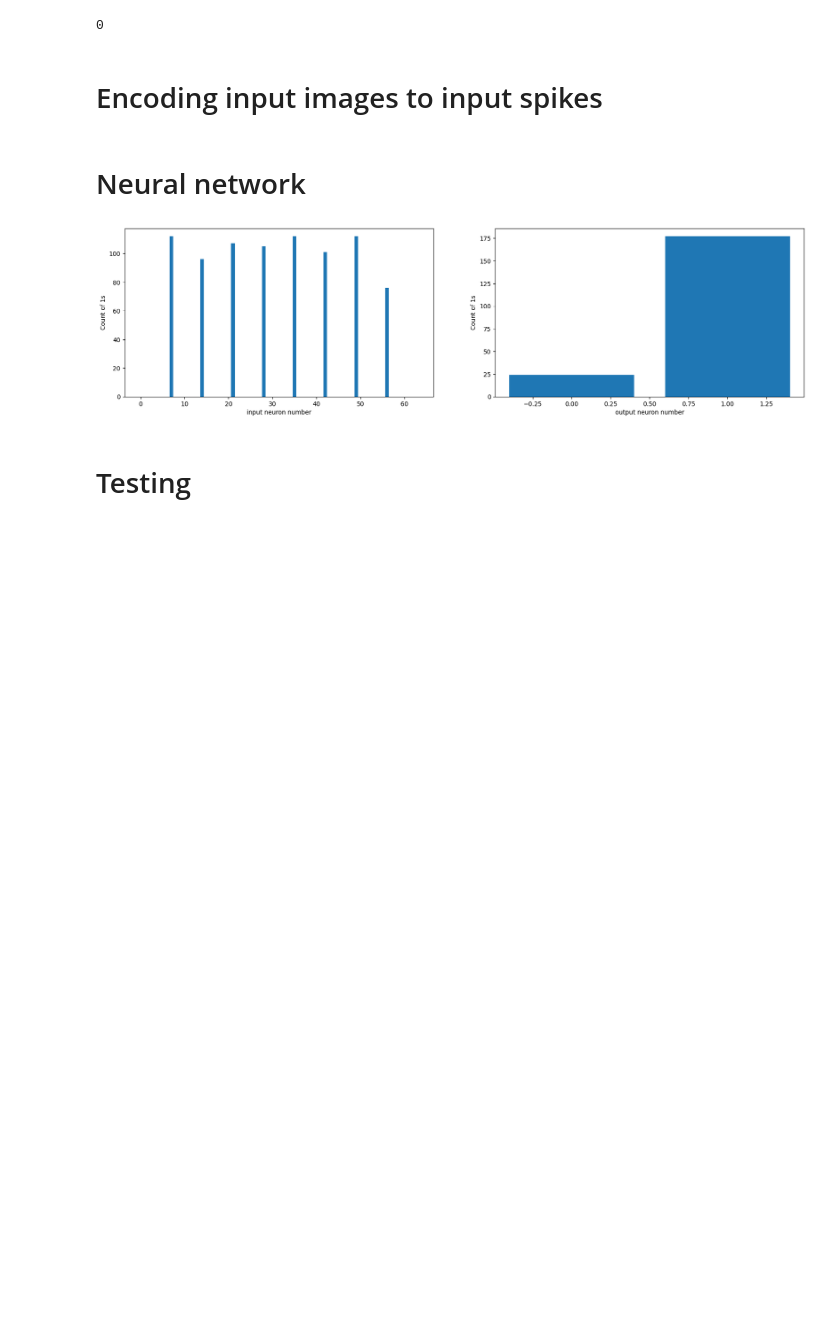
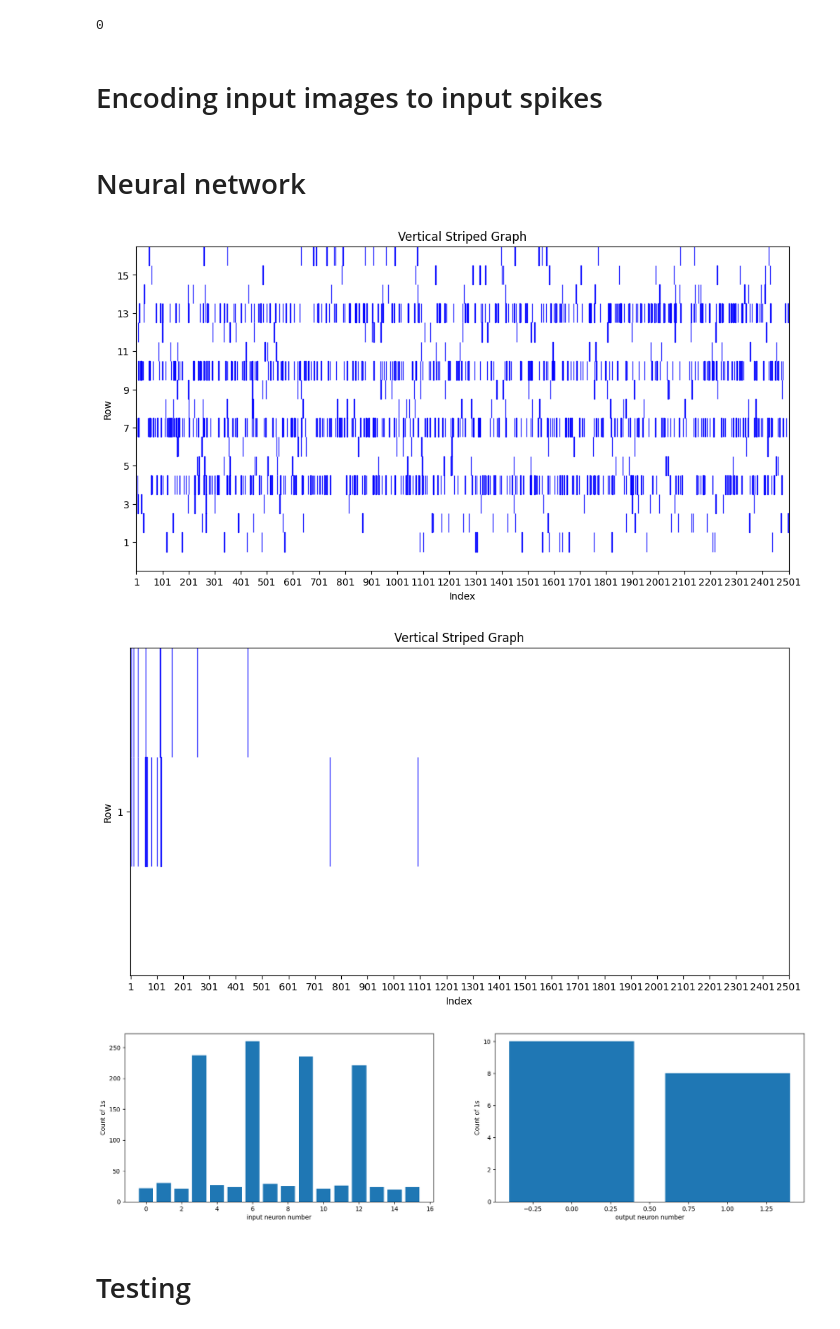
Before and after one commit to applevitya/lab, a Jupyter notebook: neuro_spike/simple_learning_model.ipynb, the cells around one changed output. Cells and saved outputs as stored; diff of their text form; code cells hidden in the pictures; blank space fills up the shorter version.

```diff
--- a/neuro_spike/simple_learning_model.ipynb
+++ b/neuro_spike/simple_learning_model.ipynb
@@ -150,7 +150,7 @@ def count_spikes(array):
 ### time range
 # %%
 #time series
-T = 100 #ms
+T = 500 #ms
 dt = 0.1
 time = np.arange(0,T+dt,dt)
 
@@ -199,7 +199,7 @@ def Poisson_generator(time,dt,rate, n, myseed=False):
   u_rand = np.random.rand(n, Lt)
 
   # generate Poisson train
-  poisson_train = 1. * (u_rand < rate * (dt /500))
+  poisson_train = 1. * (u_rand < rate * (dt /300))
 
   return poisson_train
 # %% [markdown]
@@ -211,7 +211,7 @@ def Poisson_generator(time,dt,rate, n, myseed=False):
 out_pixels = 2 # numbers of output neurons
 
 #time series
-T = 200 #ms
+T = 250 #ms
 dt = 0.1
 time = np.arange(0,T+dt,dt)
 
@@ -221,7 +221,7 @@ W = read_dataset()
 
 in_spikes = np.empty(shape=(x_pixel**2,len(time)))
 for i in range(x_pixel*x_pixel):
-  in_spikes[i]=Poisson_generator(T,dt,x[i],1)
+  in_spikes[i]=Poisson_generator(T,dt,30+x[i],1)
 
 out_spikes = np.zeros(shape=(out_pixels,len(time)))
 
@@ -234,23 +234,20 @@ for i in range(out_pixels):
 def rl(t):
 
 	if t>=0:
-		return -0.8*np.exp(-float(t)/1)
+		return -0.8*np.exp(-float(t)/5)
 	if t<0:
-		return 0.2*np.exp(float(t)/20)
+		return 1.5*np.exp(float(t)/5)
 
 
 #STDP weight update rule
 def update(w, t):
 	del_w = rl(t)
 	if del_w<0:
-		return w + 0.1*del_w*(w-abs(-1.5))
+		return w + del_w
 	elif del_w>0:
-		return w + 0.1*del_w*(1.5-w)
+		return w + del_w
 # %%
-last_index=0
 
-
-membrane_pot = []
 I = np.zeros(shape=(x_pixel**2,))
 for t in range(len(time)):
 
@@ -281,11 +278,11 @@ for t in range(len(time)):
         neu.vprev = v
 
     for i in range(x_pixel*x_pixel):
-      for t1 in range(-2,-5,-1):
+      for t1 in range(-1,5,-1):
         if 0<= t+t1<len(time):
           if in_spikes[i][t+t1]==1 and out_spikes[j][t] == 1:
             W[i][j] = update(W[i][j],t1)
-      for t1 in range(2,5,1):
+      for t1 in range(1,5,1):
         if 0<= t+t1<len(time):
           if in_spikes[i][t+t1]==1 and out_spikes[j][t] == 1:
             W[i][j] = update(W[i][j],t1)
@@ -293,21 +290,26 @@ for t in range(len(time)):
     if out_spikes[j][t] != 1:
       neu.vprev = neu.v_base
 # %%
+spikes_graph(in_spikes)
+spikes_graph(out_spikes)
+
 in_counts = np.count_nonzero(in_spikes,axis = 1)
 out_counts = np.count_nonzero(out_spikes, axis=1)
 
 fig, (ax1, ax2) = plt.subplots(1, 2, figsize=(20, 5))
 ax1.bar(range(in_spikes.shape[0]), in_counts)
 ax1.set_xlabel("input neuron number")
 ax1.set_ylabel("Count of 1s")
 
 ax2.bar(range(out_spikes.shape[0]), out_counts)
 ax2.set_xlabel("output neuron number")
 ax2.set_ylabel("Count of 1s")
 
 plt.show()
 # %% [output]
-[figure, old version]
+[figure, new version]
+[figure, added]
+[figure, added]
 # %% [markdown]
 # Testing
 # %%
```
Also changed, not shown: parts of 6 cells of this notebook, 4 other files.
